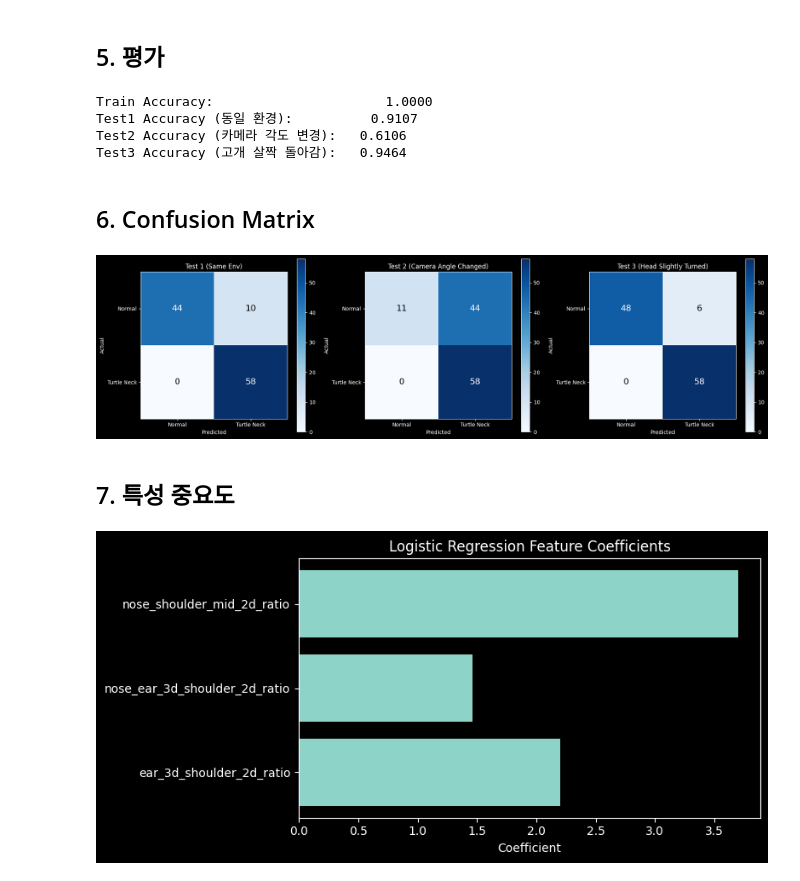
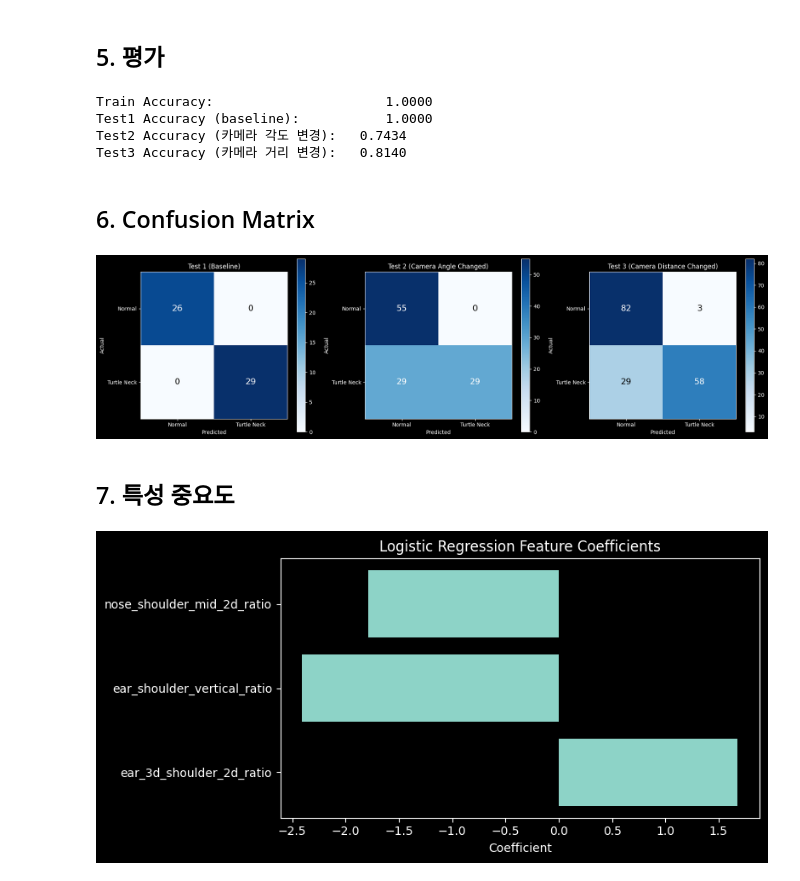
Before and after one commit to ehgk4245/Kkobuk, a Jupyter notebook: ai/research/experiments/LR_V1.ipynb, the cells around one changed output. Saved outputs shown, nothing was run; the diff lists cells and outputs as text; code cells hidden in the pictures.

```diff
--- a/ai/research/experiments/LR_V1.ipynb
+++ b/ai/research/experiments/LR_V1.ipynb
@@ -17,16 +17,16 @@ from preprocessing_V1 import extract_features
 # %% [markdown]
 ## 1. 데이터 로드
 # %%
-with open('../datasets/kkobuk_training_set_01.json', 'r') as f:
+with open('../datasets/train_data_set_01.json', 'r') as f:
     train_raw = json.load(f)
 
-with open('../datasets/kkobuk_test_set_01.json', 'r') as f:
+with open('../datasets/test_data_set_baseline.json', 'r') as f:
     test1_raw = json.load(f)
 
-with open('../datasets/kkobuk_test_set_02.json', 'r') as f:
+with open('../datasets/test_data_set_angle_change.json', 'r') as f:
     test2_raw = json.load(f)
 
-with open('../datasets/kkobuk_test_set_03.json', 'r') as f:
+with open('../datasets/test_data_set_distance_change.json', 'r') as f:
     test3_raw = json.load(f)
 
 train_samples = train_raw['samples'] if isinstance(train_raw, dict) else train_raw
@@ -35,7 +35,7 @@ test2_samples = test2_raw['samples'] if isinstance(test2_raw, dict) else test2_r
 test3_samples = test3_raw['samples'] if isinstance(test3_raw, dict) else test3_raw
 
 print(f'Train samples: {len(train_samples)}')
-print(f'Test1 samples (동일 환경): {len(test1_samples)}')
+print(f'Test1 samples (baseline): {len(test1_samples)}')
 print(f'Test2 samples (카메라 각도 변경): {len(test2_samples)}')
-print(f'Test3 samples (고개 살짝 돌아감): {len(test3_samples)}')
+print(f'Test3 samples (카메라 거리 변경): {len(test3_samples)}')
 # %% [output]
@@ -92,7 +92,7 @@ Test3 label 분포: 0=54, 1=58
 # %% [markdown]
 ## 3. 특성 분포 시각화
 # %%
-feature_names = ['ear_3d_shoulder_2d_ratio', 'nose_ear_3d_shoulder_2d_ratio', 'nose_shoulder_mid_2d_ratio']
+feature_names = ['ear_3d_shoulder_2d_ratio', 'ear_shoulder_vertical_ratio', 'nose_shoulder_mid_2d_ratio']
 
 fig, axes = plt.subplots(1, 3, figsize=(15, 4))
 for i, (ax, name) in enumerate(zip(axes, feature_names)):
@@ -122,43 +122,43 @@ y_pred_test2 = model.predict(X_test2)
 y_pred_test3 = model.predict(X_test3)
 
 print(f'Train Accuracy:                      {accuracy_score(y_train, y_pred_train):.4f}')
-print(f'Test1 Accuracy (동일 환경):          {accuracy_score(y_test1, y_pred_test1):.4f}')
+print(f'Test1 Accuracy (baseline):           {accuracy_score(y_test1, y_pred_test1):.4f}')
 print(f'Test2 Accuracy (카메라 각도 변경):   {accuracy_score(y_test2, y_pred_test2):.4f}')
-print(f'Test3 Accuracy (고개 살짝 돌아감):   {accuracy_score(y_test3, y_pred_test3):.4f}')
+print(f'Test3 Accuracy (카메라 거리 변경):   {accuracy_score(y_test3, y_pred_test3):.4f}')
 # %% [output]
 Train Accuracy:                      1.0000
-Test1 Accuracy (동일 환경):          0.9107
-Test2 Accuracy (카메라 각도 변경):   0.6106
-Test3 Accuracy (고개 살짝 돌아감):   0.9464
+Test1 Accuracy (baseline):           1.0000
+Test2 Accuracy (카메라 각도 변경):   0.7434
+Test3 Accuracy (카메라 거리 변경):   0.8140
 # %% [markdown]
 ## 6. Confusion Matrix
 # %%
 cm1 = confusion_matrix(y_test1, y_pred_test1)
 cm2 = confusion_matrix(y_test2, y_pred_test2)
 cm3 = confusion_matrix(y_test3, y_pred_test3)
 labels = ['Normal', 'Turtle Neck']
 
 fig, (ax1, ax2, ax3) = plt.subplots(1, 3, figsize=(18, 5))
 
-for ax, cm, title in [(ax1, cm1, 'Test 1 (Same Env)'), (ax2, cm2, 'Test 2 (Camera Angle Changed)'), (ax3, cm3, 'Test 3 (Head Slightly Turned)')]:
+for ax, cm, title in [(ax1, cm1, 'Test 1 (Baseline)'), (ax2, cm2, 'Test 2 (Camera Angle Changed)'), (ax3, cm3, 'Test 3 (Camera Distance Changed)')]:
     im = ax.imshow(cm, cmap='Blues')
     plt.colorbar(im, ax=ax)
     ax.set_xticks([0, 1])
     ax.set_yticks([0, 1])
     ax.set_xticklabels(labels)
     ax.set_yticklabels(labels)
     ax.set_xlabel('Predicted')
     ax.set_ylabel('Actual')
     ax.set_title(title)
     for i in range(2):
         for j in range(2):
             ax.text(j, i, str(cm[i, j]), ha='center', va='center',
                     color='white' if cm[i, j] > cm.max() / 2 else 'black', fontsize=16)
 
 plt.tight_layout()
 plt.show()
 # %% [output]
-[figure, old version]
+[figure, new version]
 # %% [markdown]
 ## 7. 특성 중요도
 # %%
@@ -171,4 +171,4 @@ plt.title('Logistic Regression Feature Coefficients')
 plt.tight_layout()
 plt.show()
 # %% [output]
-[figure, old version]
+[figure, new version]
```
Also changed, not shown: parts of 3 cells of this notebook, 5 other files.
